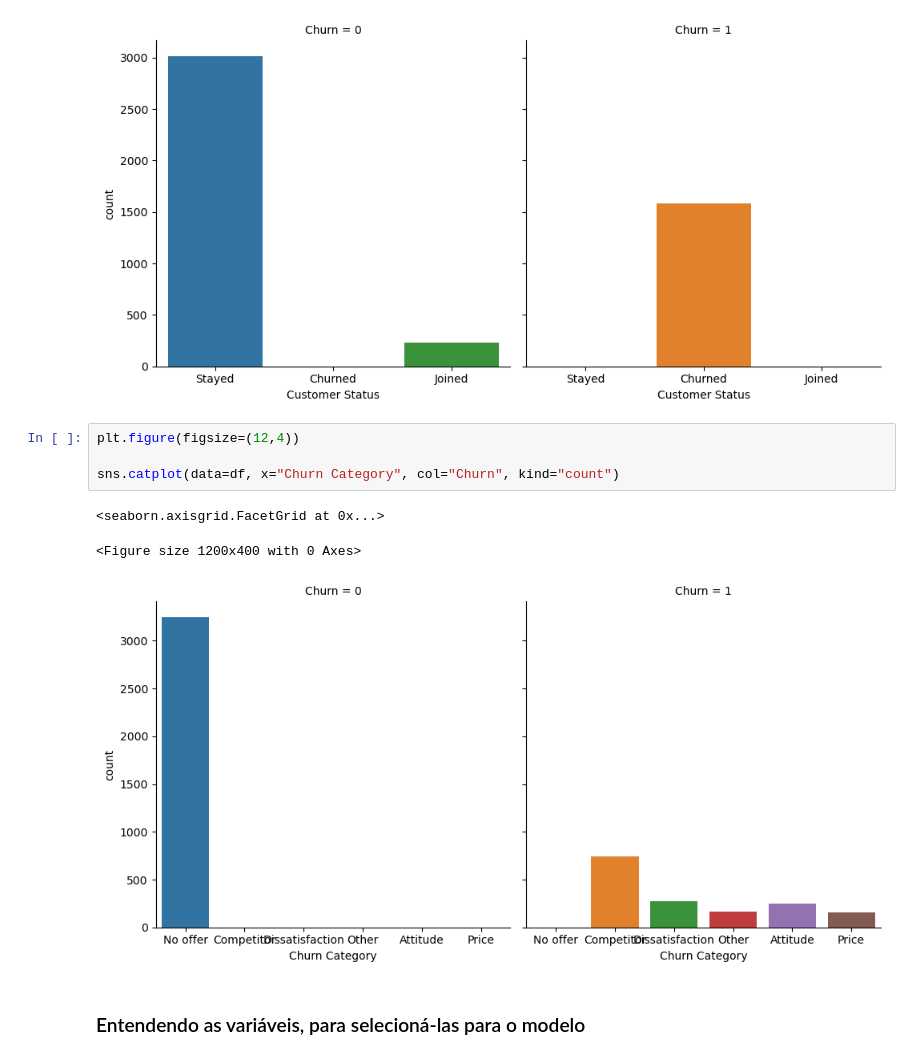
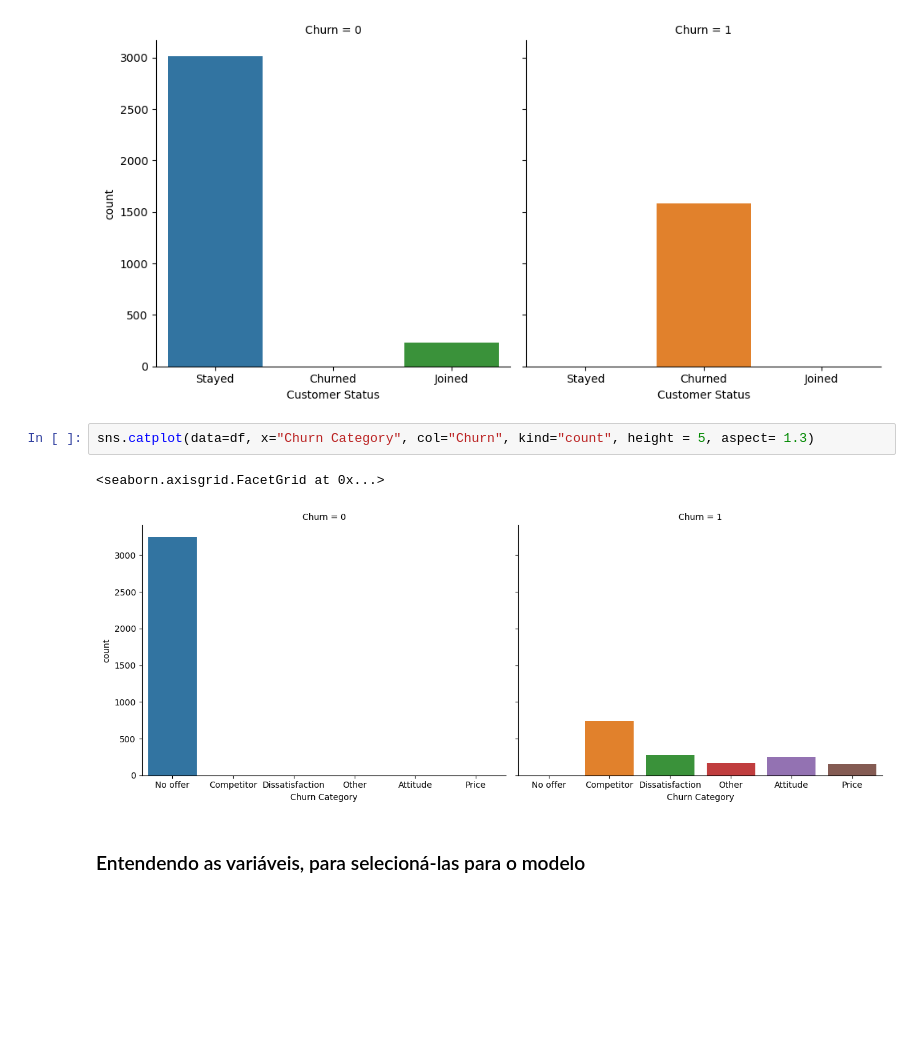
Before and after one commit to Passaret/Case-Churn, a Jupyter notebook: Customer_Churn_Prediction.ipynb, the cells around one changed output. Drawn from its saved outputs; the diff is of its cells as text; blank space fills up the shorter version.

```diff
--- a/Customer_Churn_Prediction.ipynb
+++ b/Customer_Churn_Prediction.ipynb
@@ -268,13 +281,10 @@ sns.catplot(data=df, x="Customer Status", col="Churn", kind="count")
 <Figure size 1200x400 with 0 Axes>
 [figure]
 # %%
-plt.figure(figsize=(12,4))
-
-sns.catplot(data=df, x="Churn Category", col="Churn", kind="count")
+sns.catplot(data=df, x="Churn Category", col="Churn", kind="count", height = 5, aspect= 1.3)
 # %% [output]
 <seaborn.axisgrid.FacetGrid at 0x...>
-<Figure size 1200x400 with 0 Axes>
-[figure, old version]
+[figure, new version]
 # %% [markdown]
 ### Entendendo as variáveis, para selecioná-las para o modelo
 # %% [markdown]
```
Also changed, not shown: parts of 64 cells of this notebook.
